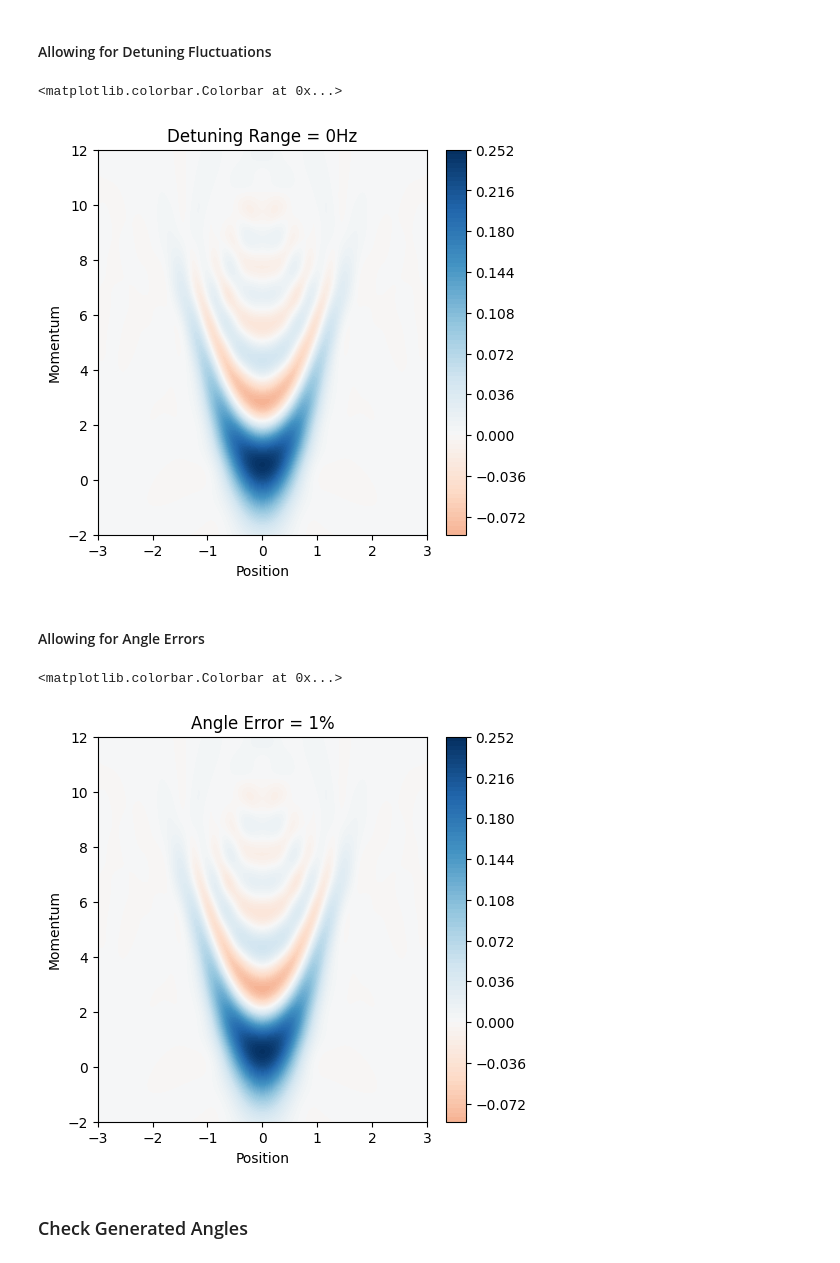
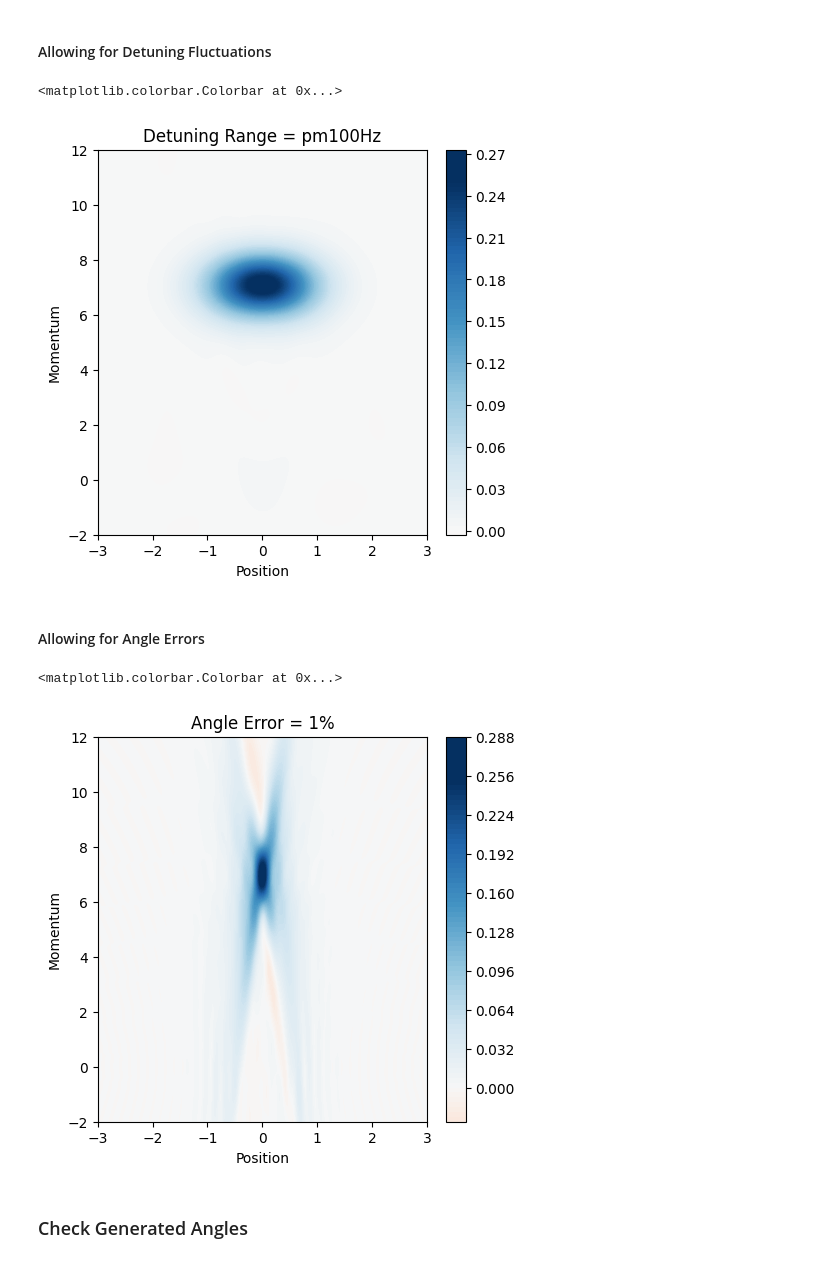
Before and after one commit to muyoungRand/sims, a Jupyter notebook: cubic_phase_gate_nicer.ipynb, the cells around one changed output. Drawn from its saved outputs; the diff is of its cells as text; code cells hidden in the pictures.

Commit message:
Update angle and detuning fluctuations to 100 runs

```diff
--- a/cubic_phase_gate_nicer.ipynb
+++ b/cubic_phase_gate_nicer.ipynb
@@ -233,9 +233,6 @@ fig.colorbar(im, ax=ax, fraction=.1)
 ### Lamb-Dicke Regime Trapped Ion Hamiltonian
 # %%
 # -------------------- Setup Operators -------------------- #
-# For Pauli-X Controlled Displacement
-#   1) RSB Phase = BSB Phase
-#   2) (RSB Phase + BSB Phase)/2 = Multiples of 2*Pi
 rsb_phase = np.pi/2
 bsb_phase = np.pi/2
 
@@ -255,7 +252,7 @@ bsbp = 1/np.sqrt(2) * a * sM * np.exp(-1j * bsb_phase)
 def bsbp_coeff(t, args):
     return np.exp(1j * args['detuning'] * t)
 
-displace = H = [
+ion_displace = H = [
     [rsb, rsb_coeff], [rsbp, rsbp_coeff], [bsb, bsb_coeff], [bsbp, bsbp_coeff]
 ]
 
@@ -274,7 +271,7 @@ ideal_w = wigner(ideal, xxvec, ppvec)
 initial_state = tensor(basis(2,0) + 1j * basis(2,1), basis(nMax, 0))
 args = {"detuning": 0}
 
-output = mesolve(H = displace, rho0 = initial_state, tlist = [0.0, 1.0], args = args).states[-1]
+output = mesolve(H = ion_displace, rho0 = initial_state, tlist = [0.0, 1.0], args = args).states[-1]
 motion = ptrace(output, 1)
 w = wigner(motion, xxvec, ppvec)
 
@@ -363,52 +361,52 @@ fig.colorbar(im, ax=ax, fraction=.1)
 initial_state = tensor((basis(2,0) + 1j * basis(2,1)), basis(nMax, 0))
 res = []
 
-for k in range(10):
-    scale = 0
-    detuning = 2 * scale * np.random.rand() - scale
+for k in range(100):
+    scale = 100
+    detuning = 2 * scale * ( np.random.rand() - 1/2 )
 
     for i in pulse_seq: # Iterative Evolution over rho
         if i == pulse_seq[0]: # Initial pulse
             rho  = pulse_ion(initial_state = initial_state,angle = i, pulse_time = pulse_time, detuning = detuning, init = True)
 
         else:
             rho = pulse_ion(initial_state = rho, angle = i, pulse_time = pulse_time, detuning = detuning, init = False)
 
     rho_ion = mesolve(H = -7 * x, rho0 = rho, tlist = [0.0, 1.0], options = options).states[-1]
     motion_ion = ptrace(rho_ion, 1)
 
     wigner_ion = wigner(motion_ion, xvec, pvec)
 
     res.append(wigner_ion)
 
 # -------------------- Plot Results -------------------- #
 w = np.mean(res, axis = 0)
 
 fig, ax = plt.subplots(1, 1, figsize=(5, 5))
 
 # Lines to show center of Wigner Function (just for convenience)
 #ax.vlines(0, ymin = -3, ymax = 3, colors = 'r', linestyles = 'dashed')
 #ax.hlines(0, xmin = -3, xmax = 3, colors = 'r', linestyles = 'dashed')
 
 im = ax.contourf(xvec, pvec, w, 100, norm=mpl.colors.Normalize(-.25,.25), cmap=plt.get_cmap('RdBu'))
-ax.set_title("Detuning Range = 0Hz")
+ax.set_title("Detuning Range = pm100Hz")
 ax.set_xlabel("Position")
 ax.set_ylabel("Momentum")
 
 fig.colorbar(im, ax=ax, fraction=.1)
 # %% [output]
 <matplotlib.colorbar.Colorbar at 0x...>
-[figure, old version]
+[figure, new version]
 # %% [markdown]
 #### Allowing for Angle Errors
 # %%
 initial_state = tensor((basis(2,0) + 1j * basis(2,1)), basis(nMax, 0))
 res = []
 
-for k in range(10):
+for k in range(100):
     for i in pulse_seq: # Iterative Evolution over rho
 
-        i = i + i * ((2 * np.random.rand() - 1)) * 0
+        i = i + (i/100) * ((np.random.rand() - 1/2)) * 2
 
         if i == pulse_seq[0]: # Initial pulse
             rho  = pulse_ion(initial_state = initial_state,angle = i, pulse_time = pulse_time, detuning = detuning, init = True)
@@ -440,7 +438,7 @@ ax.set_ylabel("Momentum")
 fig.colorbar(im, ax=ax, fraction=.1)
 # %% [output]
 <matplotlib.colorbar.Colorbar at 0x...>
-[figure, old version]
+[figure, new version]
 # %% [markdown]
 ### Check Generated Angles
 # %%
```
Also changed, not shown: parts of 5 cells of this notebook.
